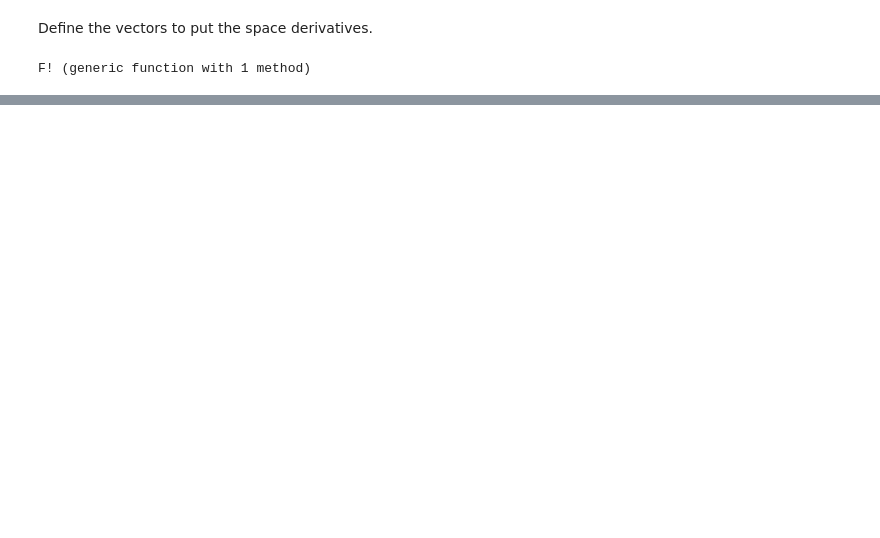
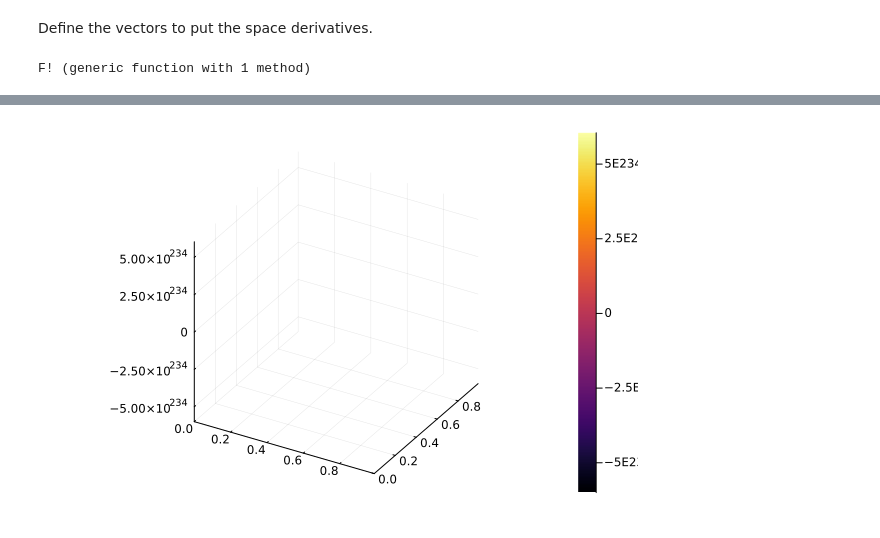
Before and after one commit to reula/Maxwell, a Jupyter notebook: 2D/max_2d.ipynb, the cells around one changed output, grey strips where cells are left out. Drawn from its saved outputs; the diff is of its cells as text; code cells hidden in the pictures; blank space fills up the shorter version.

```diff
--- a/2D/max_2d.ipynb
+++ b/2D/max_2d.ipynb
@@ -114,0 +158,6 @@ du
+# %%
+Ef1 = reshape(u,(3,J...))[1,:,:]
+
+surface(yv,xv,Ef1)
+# %% [output]
+[figure, added]
```
Also changed, not shown: parts of 13 cells of this notebook.
